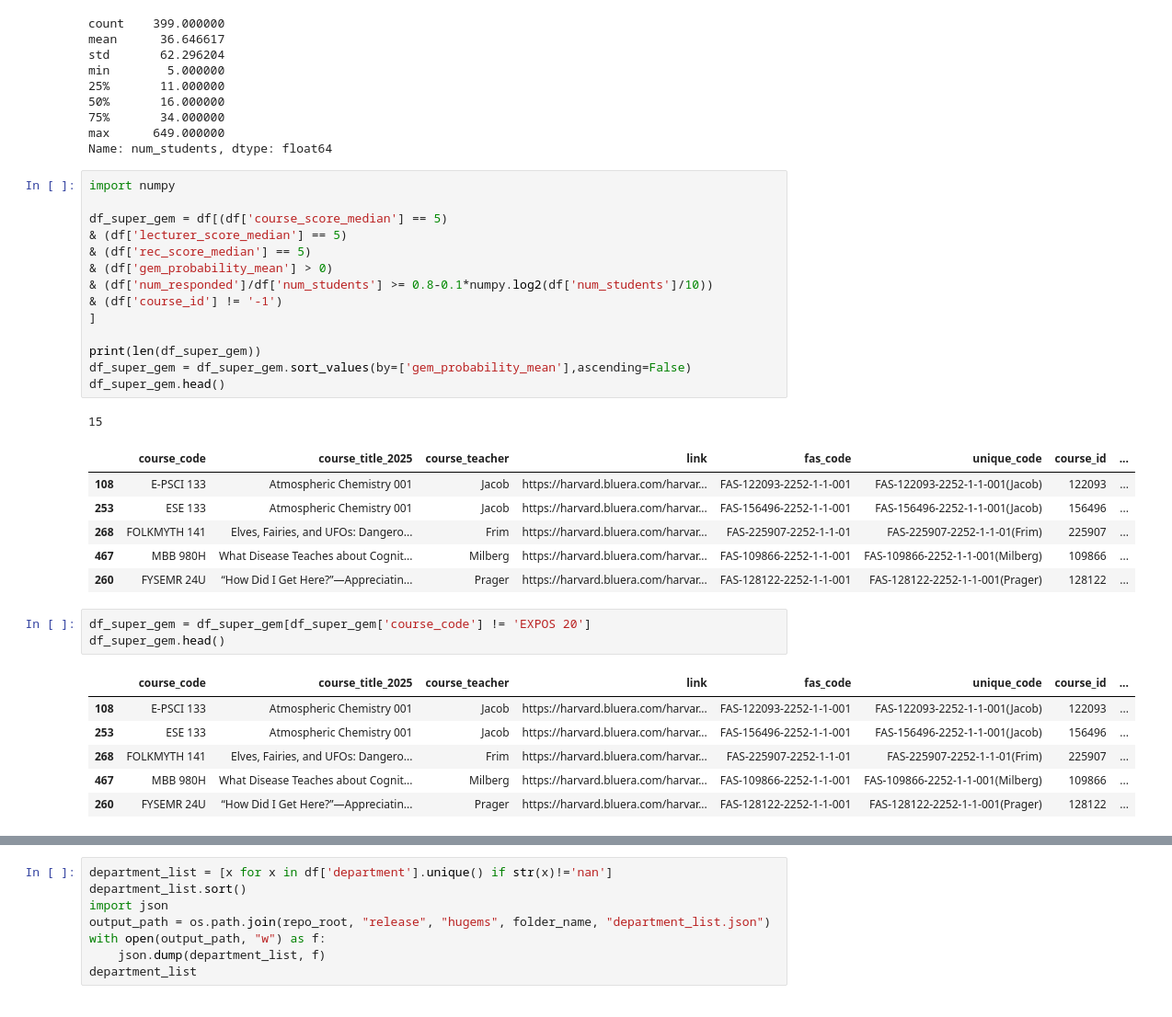
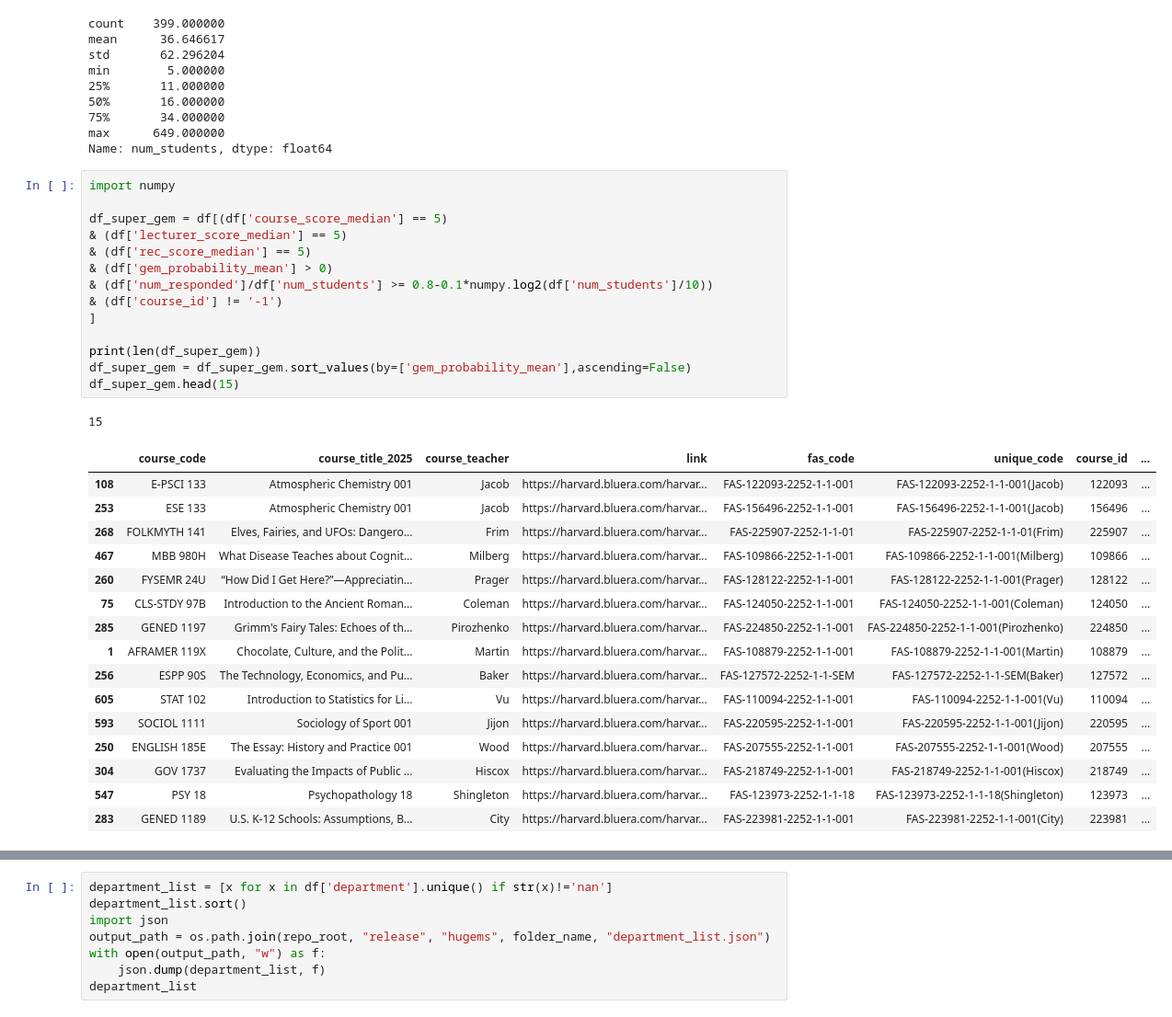
Before and after one commit to jeqcho/myharvard_qguide_scraper, a Jupyter notebook: src/hugems/course_ratings_analysis.ipynb, the cells around one changed output, grey strips where cells are left out. Shown: that part at 92% size. Cells and saved outputs as stored; diff of their text form.

Commit message:
bug fix for super gem json

```diff
--- a/src/hugems/course_ratings_analysis.ipynb
+++ b/src/hugems/course_ratings_analysis.ipynb
@@ -257,32 +257,32 @@ Name: num_students, dtype: float64
 # %%
 import numpy
 
 df_super_gem = df[(df['course_score_median'] == 5)
 & (df['lecturer_score_median'] == 5)
 & (df['rec_score_median'] == 5)
 & (df['gem_probability_mean'] > 0)
 & (df['num_responded']/df['num_students'] >= 0.8-0.1*numpy.log2(df['num_students']/10))
 & (df['course_id'] != '-1')
 ]
 
 print(len(df_super_gem))
 df_super_gem = df_super_gem.sort_values(by=['gem_probability_mean'],ascending=False)
-df_super_gem.head()
+df_super_gem.head(15)
 # %% [output]
 15
 |  | course_code | course_title_2025 | course_teacher | link | fas_code | unique_code | course_id | ... |
 | 108 | E-PSCI 133 | Atmospheric Chemistry 001 | Jacob | https://harvard.bluera.com/harvar... | FAS-122093-2252-1-1-001 | FAS-122093-2252-1-1-001(Jacob) | 122093 | ... |
 | 253 | ESE 133 | Atmospheric Chemistry 001 | Jacob | https://harvard.bluera.com/harvar... | FAS-156496-2252-1-1-001 | FAS-156496-2252-1-1-001(Jacob) | 156496 | ... |
 | 268 | FOLKMYTH 141 | Elves, Fairies, and UFOs: Dangero... | Frim | https://harvard.bluera.com/harvar... | FAS-225907-2252-1-1-01 | FAS-225907-2252-1-1-01(Frim) | 225907 | ... |
 | 467 | MBB 980H | What Disease Teaches about Cognit... | Milberg | https://harvard.bluera.com/harvar... | FAS-109866-2252-1-1-001 | FAS-109866-2252-1-1-001(Milberg) | 109866 | ... |
 | 260 | FYSEMR 24U | “How Did I Get Here?”—Appreciatin... | Prager | https://harvard.bluera.com/harvar... | FAS-128122-2252-1-1-001 | FAS-128122-2252-1-1-001(Prager) | 128122 | ... |
+| 75 | CLS-STDY 97B | Introduction to the Ancient Roman... | Coleman | https://harvard.bluera.com/harvar... | FAS-124050-2252-1-1-001 | FAS-124050-2252-1-1-001(Coleman) | 124050 | ... |
+| 285 | GENED 1197 | Grimm's Fairy Tales: Echoes of th... | Pirozhenko | https://harvard.bluera.com/harvar... | FAS-224850-2252-1-1-001 | FAS-224850-2252-1-1-001(Pirozhenko) | 224850 | ... |
+| 1 | AFRAMER 119X | Chocolate, Culture, and the Polit... | Martin | https://harvard.bluera.com/harvar... | FAS-108879-2252-1-1-001 | FAS-108879-2252-1-1-001(Martin) | 108879 | ... |
+| 256 | ESPP 90S | The Technology, Economics, and Pu... | Baker | https://harvard.bluera.com/harvar... | FAS-127572-2252-1-1-SEM | FAS-127572-2252-1-1-SEM(Baker) | 127572 | ... |
+| 605 | STAT 102 | Introduction to Statistics for Li... | Vu | https://harvard.bluera.com/harvar... | FAS-110094-2252-1-1-001 | FAS-110094-2252-1-1-001(Vu) | 110094 | ... |
+| 593 | SOCIOL 1111 | Sociology of Sport 001 | Jijon | https://harvard.bluera.com/harvar... | FAS-220595-2252-1-1-001 | FAS-220595-2252-1-1-001(Jijon) | 220595 | ... |
+| 250 | ENGLISH 185E | The Essay: History and Practice 001 | Wood | https://harvard.bluera.com/harvar... | FAS-207555-2252-1-1-001 | FAS-207555-2252-1-1-001(Wood) | 207555 | ... |
+| 304 | GOV 1737 | Evaluating the Impacts of Public ... | Hiscox | https://harvard.bluera.com/harvar... | FAS-218749-2252-1-1-001 | FAS-218749-2252-1-1-001(Hiscox) | 218749 | ... |
+| 547 | PSY 18 | Psychopathology 18 | Shingleton | https://harvard.bluera.com/harvar... | FAS-123973-2252-1-1-18 | FAS-123973-2252-1-1-18(Shingleton) | 123973 | ... |
+| 283 | GENED 1189 | U.S. K-12 Schools: Assumptions, B... | City | https://harvard.bluera.com/harvar... | FAS-223981-2252-1-1-001 | FAS-223981-2252-1-1-001(City) | 223981 | ... |
-# %%
-df_super_gem = df_super_gem[df_super_gem['course_code'] != 'EXPOS 20']
-df_super_gem.head()
-# %% [output]
-|  | course_code | course_title_2025 | course_teacher | link | fas_code | unique_code | course_id | ... |
-| 108 | E-PSCI 133 | Atmospheric Chemistry 001 | Jacob | https://harvard.bluera.com/harvar... | FAS-122093-2252-1-1-001 | FAS-122093-2252-1-1-001(Jacob) | 122093 | ... |
-| 253 | ESE 133 | Atmospheric Chemistry 001 | Jacob | https://harvard.bluera.com/harvar... | FAS-156496-2252-1-1-001 | FAS-156496-2252-1-1-001(Jacob) | 156496 | ... |
-| 268 | FOLKMYTH 141 | Elves, Fairies, and UFOs: Dangero... | Frim | https://harvard.bluera.com/harvar... | FAS-225907-2252-1-1-01 | FAS-225907-2252-1-1-01(Frim) | 225907 | ... |
-| 467 | MBB 980H | What Disease Teaches about Cognit... | Milberg | https://harvard.bluera.com/harvar... | FAS-109866-2252-1-1-001 | FAS-109866-2252-1-1-001(Milberg) | 109866 | ... |
-| 260 | FYSEMR 24U | “How Did I Get Here?”—Appreciatin... | Prager | https://harvard.bluera.com/harvar... | FAS-128122-2252-1-1-001 | FAS-128122-2252-1-1-001(Prager) | 128122 | ... |
```
Also changed, not shown: parts of 5 cells of this notebook, 1 other file.
